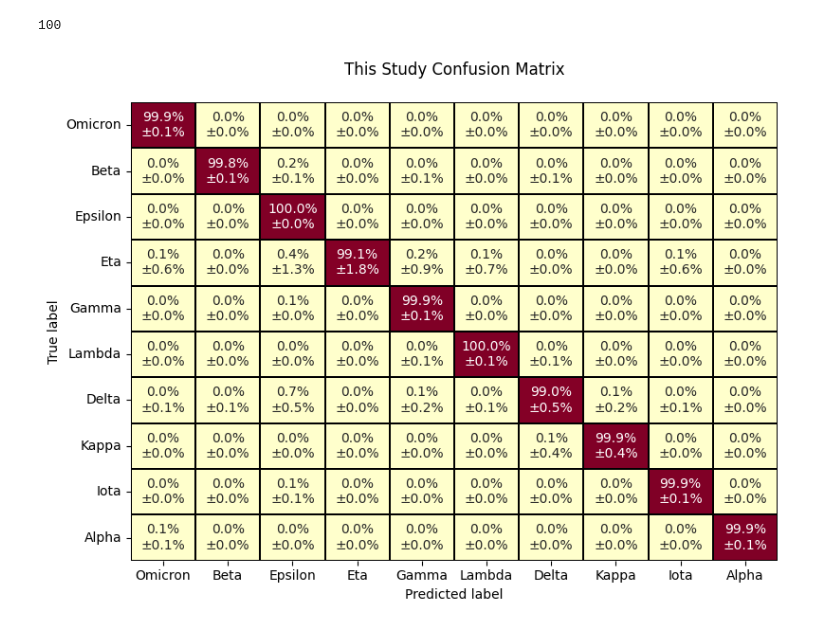
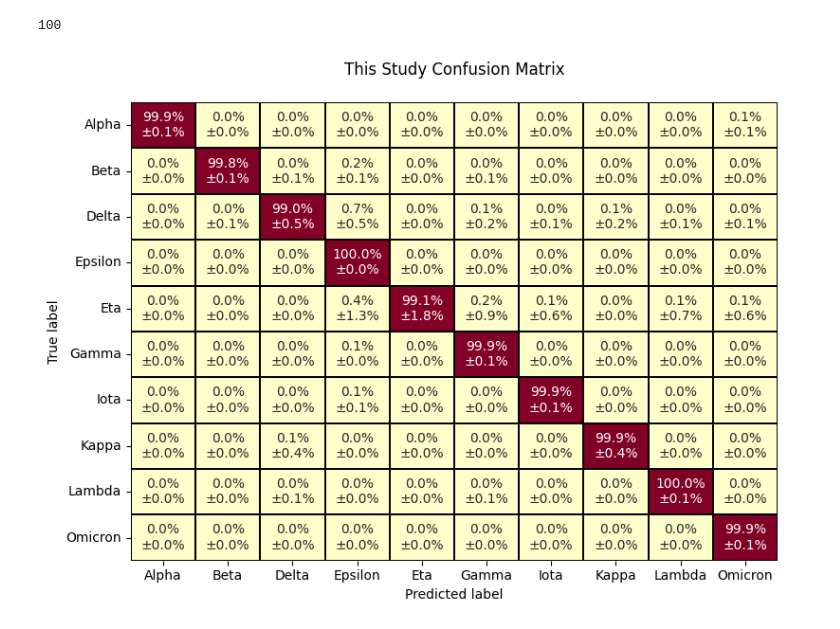
Before and after one commit to SALIPE/genomic-extractor, a Jupyter notebook: notebooks/graph_gen.ipynb, the cells around one changed output. Cells and saved outputs as stored; diff of their text form; code cells hidden in the pictures.

```diff
--- a/notebooks/graph_gen.ipynb
+++ b/notebooks/graph_gen.ipynb
@@ -170,10 +173,12 @@ cm_std = np.std(confusion_matrices, axis=0)
 
 # Cria DataFrames para as matrizes
 cm_mean_df = pd.DataFrame(cm_mean, index=labels, columns=labels)
+
 cm_std_df = pd.DataFrame(cm_std, index=labels, columns=labels)
 
 # Cria matriz combinada (média ± desvio padrão)
 cm_combined = pd.DataFrame(index=labels, columns=labels)
+
 for i, true_label in enumerate(labels):
     for j, pred_label in enumerate(labels):
         mean_val = cm_mean[i, j]
@@ -186,46 +191,55 @@ for i, true_label in enumerate(labels):
 # Isso converte contagens absolutas em proporções/porcentagens por classe verdadeira
 cm_normalized = cm_mean / cm_mean.sum(axis=1, keepdims=True)
 cm_normalized_df = pd.DataFrame(cm_normalized, index=labels, columns=labels)
+cm_normalized_df = cm_normalized_df.reindex(columns=covlabels)  # para colunas
+cm_normalized_df = cm_normalized_df.reindex(index=covlabels)  # para linhas
+
 
 # Calcula desvio padrão normalizado também
 cm_matrices_normalized = np.array([cm / cm.sum(axis=1, keepdims=True) for cm in confusion_matrices])
 cm_std_normalized = np.std(cm_matrices_normalized, axis=0)
 
-# Cria anotações combinadas com valores normalizados (média ± desvio padrão)
-annotations = np.empty_like(cm_normalized, dtype=object)
-for i in range(cm_normalized.shape[0]):
-    for j in range(cm_normalized.shape[1]):
-        mean_val = cm_normalized[i, j]
-        std_val = cm_std_normalized[i, j]
-        # Mostra como porcentagem
+# Reordena os dados normalizados e desvio padrão na ordem correta (covlabels)
+idx_map = [labels.index(lbl) for lbl in covlabels]
+cm_normalized_reordered = cm_normalized[idx_map, :][:, idx_map]
+cm_std_normalized_reordered = cm_std_normalized[idx_map, :][:, idx_map]
+
+# Cria as anotações com os dados reordenados
+annotations = np.empty_like(cm_normalized_reordered, dtype=object)
+for i in range(cm_normalized_reordered.shape[0]):
+    for j in range(cm_normalized_reordered.shape[1]):
+        mean_val = cm_normalized_reordered[i, j]
+        std_val = cm_std_normalized_reordered[i, j]
         annotations[i, j] = f"{mean_val*100:.1f}%\n±{std_val*100:.1f}%"
+
+
 
 # Criar figura única
 fig, ax = plt.subplots(figsize=(8, 6))
 
 # Heatmap com matriz normalizada (valores entre 0 e 1)
 sns.heatmap(ax=ax,
             data=cm_normalized_df,
             annot=annotations,
             fmt="",
             cmap='YlOrRd',
             linecolor="black",
             linewidths=.1,
             cbar=False,
             vmin=0,
             vmax=1)
 
-ax.set_xticklabels(labels)
+# ax.set_xticklabels(covlabels)
 ax.set_title("This Study Confusion Matrix\n")
 # X and Y Labels
 ax.set_ylabel("True label")
 ax.set_xlabel("Predicted label")
 
 # Y ticks labels
-ax.yaxis.set_ticklabels(labels, rotation=0)
+# ax.yaxis.set_ticklabels(covlabels, rotation=0)
 
 plt.tight_layout()
 plt.savefig("greac_cm.pdf", dpi=300, format="pdf", bbox_inches="tight")
 plt.show()
 # %% [output]
-[figure, old version]
+[figure, new version]
```
Also changed, not shown: parts of 1 cell of this notebook, 36 other files.
